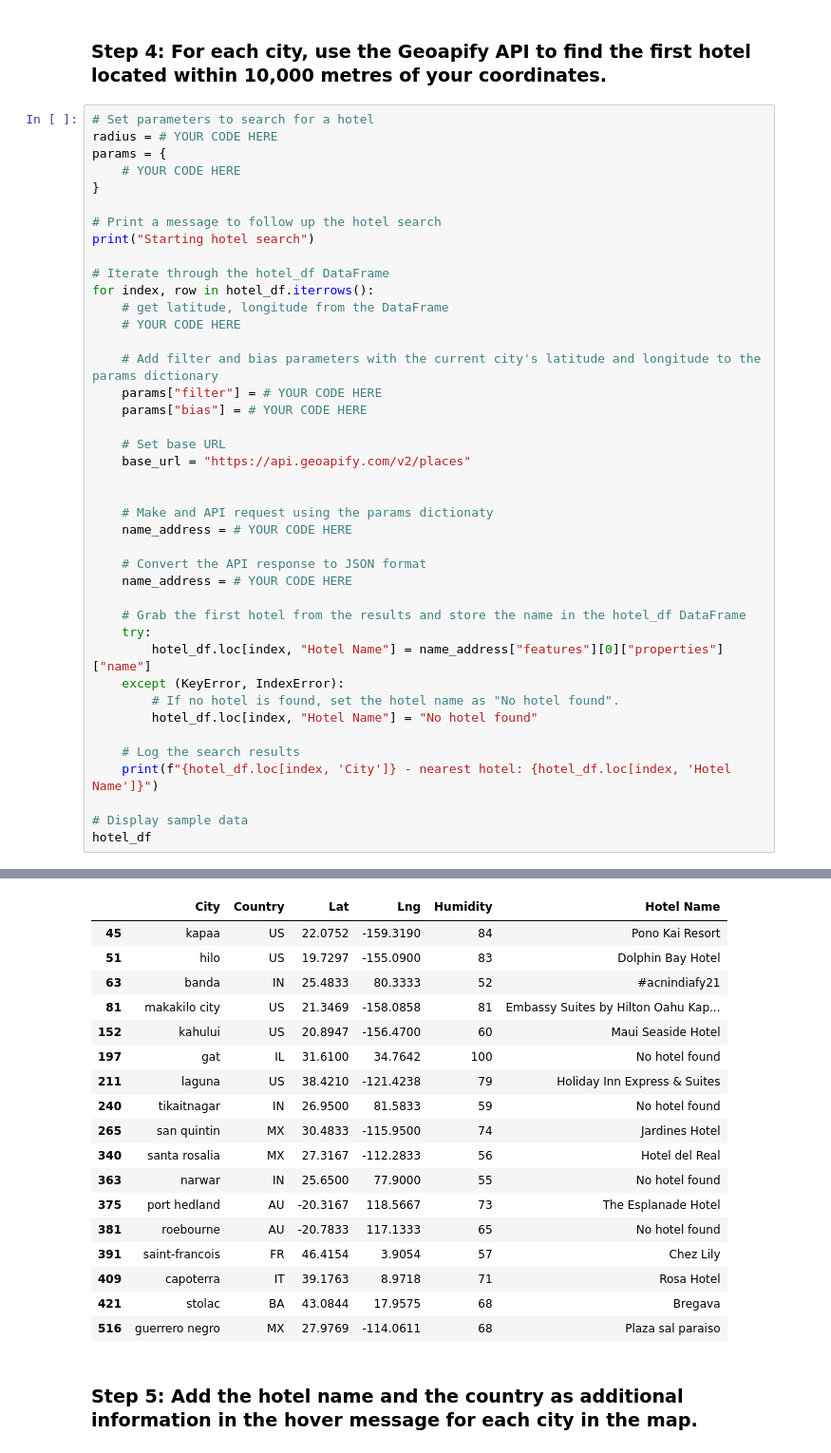
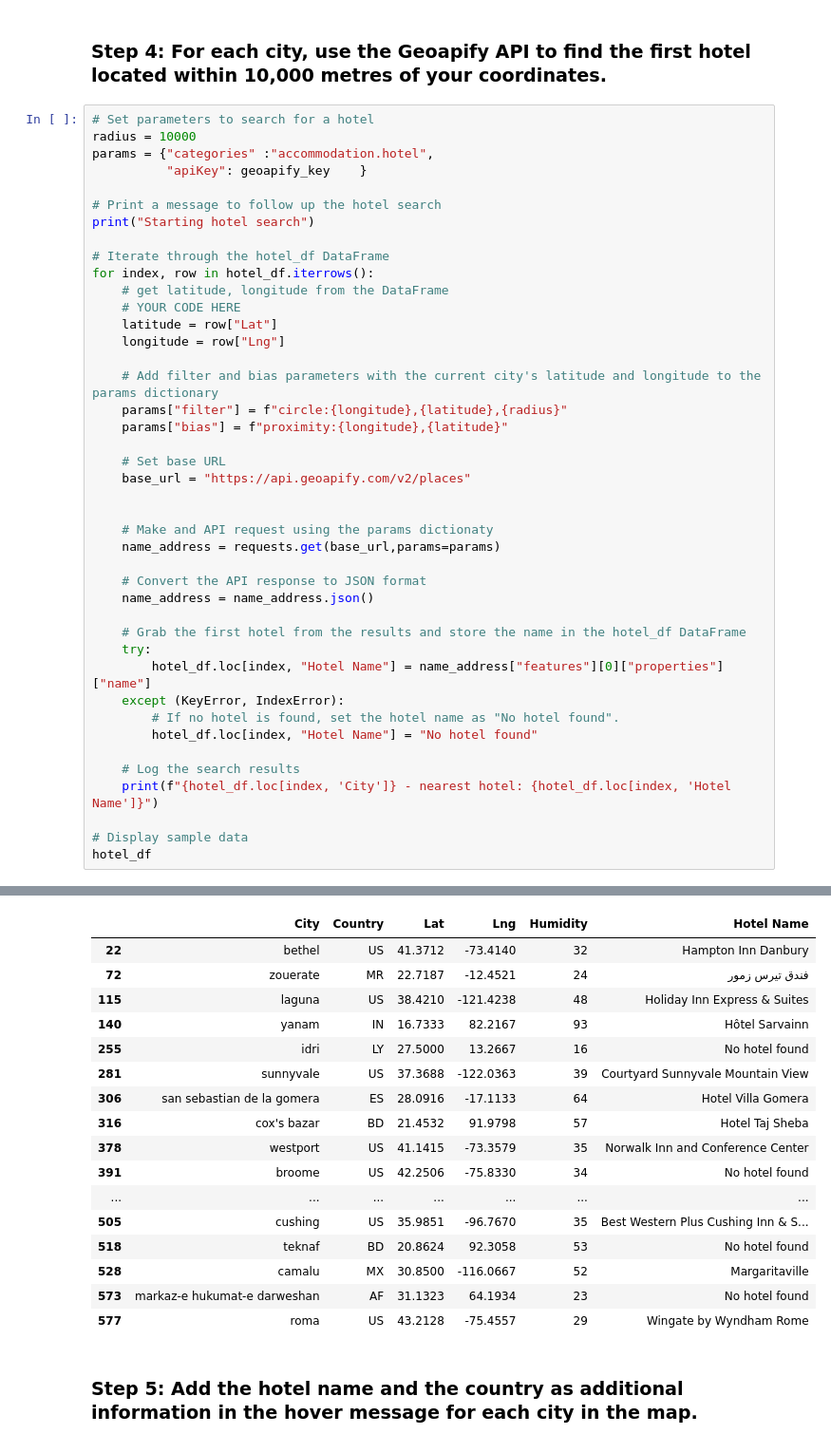
Before and after one commit to AVI-1213/python_api_weatherPy, a Jupyter notebook: Starter_Code/starter_code/VacationPy.ipynb, the cells around one changed output, grey strips where cells are left out. Shown at 95% size. Saved outputs shown, nothing was run; the diff lists cells and outputs as text.

```diff
--- a/Starter_Code/starter_code/VacationPy.ipynb
+++ b/Starter_Code/starter_code/VacationPy.ipynb
@@ -125,10 +127,9 @@ hotel_df
 ### Step 4: For each city, use the Geoapify API to find the first hotel located within 10,000 metres of your coordinates.
 # %%
 # Set parameters to search for a hotel
-radius = # YOUR CODE HERE
-params = {
-    # YOUR CODE HERE
-}
+radius = 10000
+params = {"categories" :"accommodation.hotel",
+          "apiKey": geoapify_key    }
 
 # Print a message to follow up the hotel search
 print("Starting hotel search")
@@ -137,20 +138,22 @@ print("Starting hotel search")
 for index, row in hotel_df.iterrows():
     # get latitude, longitude from the DataFrame
     # YOUR CODE HERE
+    latitude = row["Lat"]
+    longitude = row["Lng"]
 
     # Add filter and bias parameters with the current city's latitude and longitude to the params dictionary
-    params["filter"] = # YOUR CODE HERE
-    params["bias"] = # YOUR CODE HERE
+    params["filter"] = f"circle:{longitude},{latitude},{radius}"
+    params["bias"] = f"proximity:{longitude},{latitude}"
 
     # Set base URL
     base_url = "https://api.geoapify.com/v2/places"
 
 
     # Make and API request using the params dictionaty
-    name_address = # YOUR CODE HERE
+    name_address = requests.get(base_url,params=params)
 
     # Convert the API response to JSON format
-    name_address = # YOUR CODE HERE
+    name_address = name_address.json()
 
     # Grab the first hotel from the results and store the name in the hotel_df DataFrame
     try:
@@ -186,21 +191,20 @@ guerrero negro - nearest hotel: Plaza sal paraiso
 |  | City | Country | Lat | Lng | Humidity | Hotel Name |
-| 45 | kapaa | US | 22.0752 | -159.3190 | 84 | Pono Kai Resort |
-| 51 | hilo | US | 19.7297 | -155.0900 | 83 | Dolphin Bay Hotel |
-| 63 | banda | IN | 25.4833 | 80.3333 | 52 | #acnindiafy21 |
-| 81 | makakilo city | US | 21.3469 | -158.0858 | 81 | Embassy Suites by Hilton Oahu Kap... |
-| 152 | kahului | US | 20.8947 | -156.4700 | 60 | Maui Seaside Hotel |
-| 197 | gat | IL | 31.6100 | 34.7642 | 100 | No hotel found |
-| 211 | laguna | US | 38.4210 | -121.4238 | 79 | Holiday Inn Express & Suites |
-| 240 | tikaitnagar | IN | 26.9500 | 81.5833 | 59 | No hotel found |
-| 265 | san quintin | MX | 30.4833 | -115.9500 | 74 | Jardines Hotel |
-| 340 | santa rosalia | MX | 27.3167 | -112.2833 | 56 | Hotel del Real |
-| 363 | narwar | IN | 25.6500 | 77.9000 | 55 | No hotel found |
-| 375 | port hedland | AU | -20.3167 | 118.5667 | 73 | The Esplanade Hotel |
-| 381 | roebourne | AU | -20.7833 | 117.1333 | 65 | No hotel found |
-| 391 | saint-francois | FR | 46.4154 | 3.9054 | 57 | Chez Lily |
-| 409 | capoterra | IT | 39.1763 | 8.9718 | 71 | Rosa Hotel |
-| 421 | stolac | BA | 43.0844 | 17.9575 | 68 | Bregava |
-| 516 | guerrero negro | MX | 27.9769 | -114.0611 | 68 | Plaza sal paraiso |
+| 22 | bethel | US | 41.3712 | -73.4140 | 32 | Hampton Inn Danbury |
+| 72 | zouerate | MR | 22.7187 | -12.4521 | 24 | فندق تيرس زمور |
+| 115 | laguna | US | 38.4210 | -121.4238 | 48 | Holiday Inn Express & Suites |
+| 140 | yanam | IN | 16.7333 | 82.2167 | 93 | Hôtel Sarvainn |
+| 255 | idri | LY | 27.5000 | 13.2667 | 16 | No hotel found |
+| 281 | sunnyvale | US | 37.3688 | -122.0363 | 39 | Courtyard Sunnyvale Mountain View |
+| 306 | san sebastian de la gomera | ES | 28.0916 | -17.1133 | 64 | Hotel Villa Gomera |
+| 316 | cox's bazar | BD | 21.4532 | 91.9798 | 57 | Hotel Taj Sheba |
+| 378 | westport | US | 41.1415 | -73.3579 | 35 | Norwalk Inn and Conference Center |
+| 391 | broome | US | 42.2506 | -75.8330 | 34 | No hotel found |
+| ... | ... | ... | ... | ... | ... | ... |
+| 505 | cushing | US | 35.9851 | -96.7670 | 35 | Best Western Plus Cushing Inn & S... |
+| 518 | teknaf | BD | 20.8624 | 92.3058 | 53 | No hotel found |
+| 528 | camalu | MX | 30.8500 | -116.0667 | 52 | Margaritaville |
+| 573 | markaz-e hukumat-e darweshan | AF | 31.1323 | 64.1934 | 23 | No hotel found |
+| 577 | roma | US | 43.2128 | -75.4557 | 29 | Wingate by Wyndham Rome |
 # %% [markdown]
 ### Step 5: Add the hotel name and the country as additional information in the hover message for each city in the map.
 # %%
```
Also changed, not shown: parts of 4 cells of this notebook.
